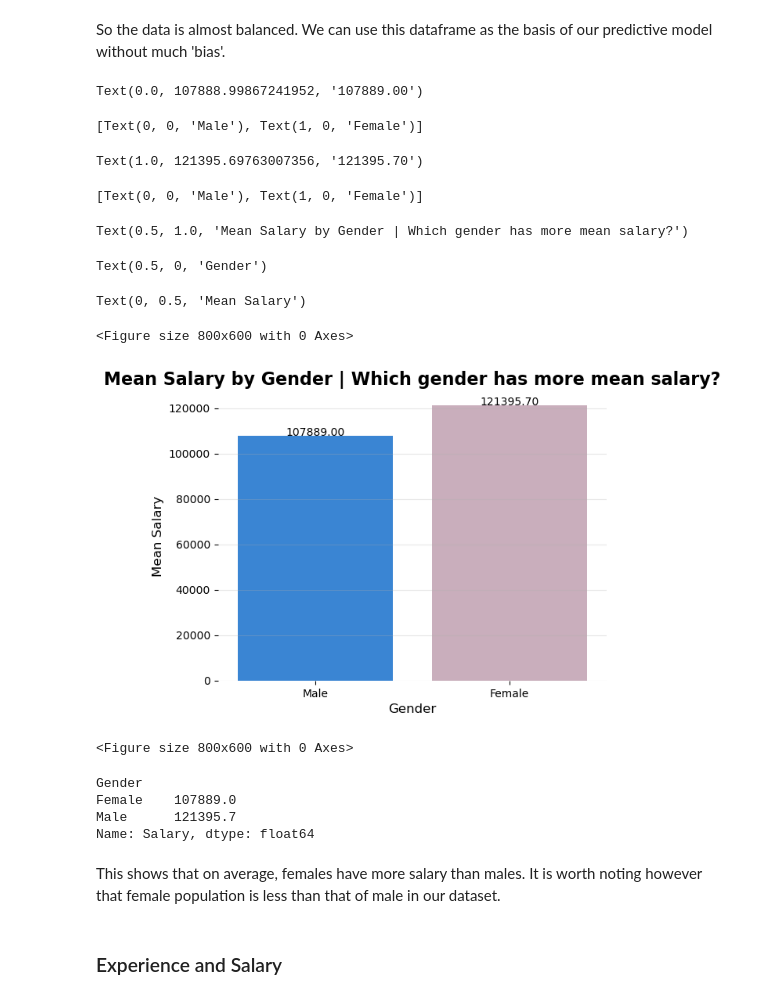
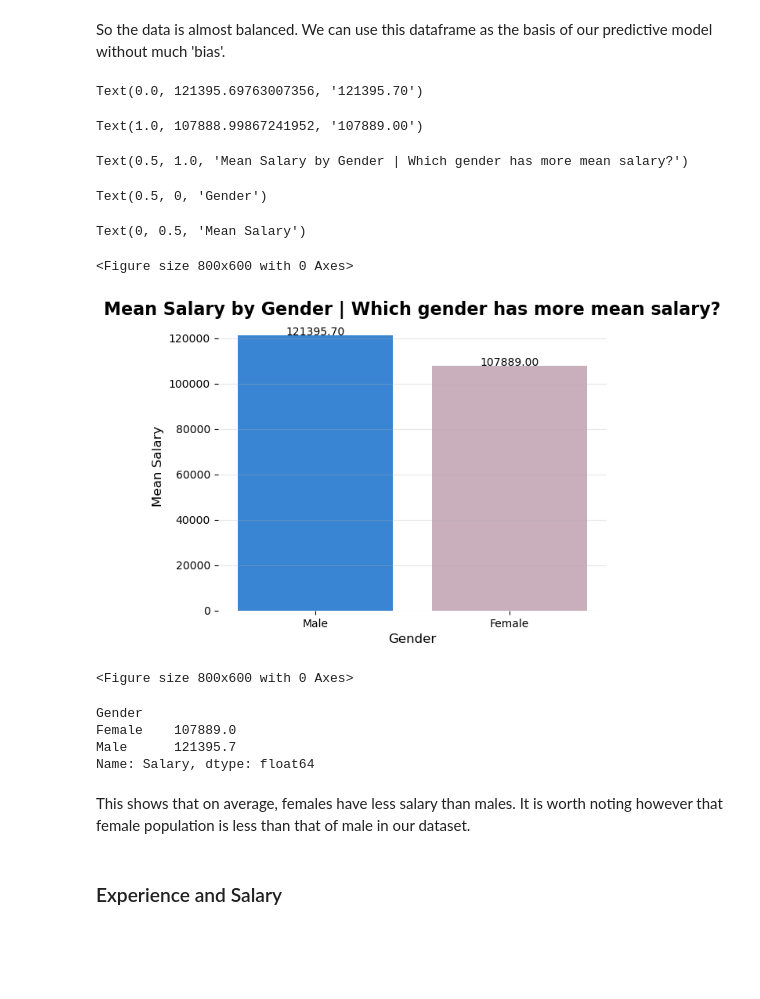
Before and after one commit to BISHALTWR/learning-datascience, a Jupyter notebook: Income Prediction with Machine learning.ipynb, the cells around one changed output. Drawn from its saved outputs; the diff is of its cells as text; code cells hidden in the pictures; blank space fills up the shorter version.

```diff
--- a/Income Prediction with Machine learning.ipynb
+++ b/Income Prediction with Machine learning.ipynb
@@ -161,39 +161,38 @@ So the data is almost balanced. We can use this dataframe as the basis of our pr
 # %%
 salary_mean = data_copy.groupby('Gender')['Salary'].mean().reset_index()
 
+data_copy = data_copy[data_copy['Gender'] != 'Other']
 
 # Create the bar plot
-ax = sns.barplot(x='Gender', y='Salary', data=salary_mean, palette=custom_colors_gender)
+category_order = ['Male', 'Female'];
+ax = sns.barplot(x='Gender', y='Salary', data=salary_mean,order = category_order, palette=custom_colors_gender)
 
 # Add labels to the bars
 for p in ax.patches:
     ax.text(p.get_x() + p.get_width() / 2, p.get_height(), '{:.2f}'.format(p.get_height()), ha='center')
-    ax.set_xticklabels(['Male', 'Female'])
 
 # Add plot titles and labels
 plt.title('Mean Salary by Gender | Which gender has more mean salary?', fontsize=16, fontweight='bold')
 plt.xlabel('Gender' , fontsize=12)
 plt.ylabel('Mean Salary' , fontsize=12)
 
 # Remove spines
 sns.despine(left=True, bottom=True)
 
 # Remove vertical lines from the grid
 plt.grid(axis='y', alpha=0.3)
 plt.gca().xaxis.grid(False)
 
 plt.figure(figsize=(8, 6))
 # Show the plot
 plt.show()
 # %% [output]
-Text(0.0, 107888.99867241952, '107889.00')
+Text(0.0, 121395.69763007356, '121395.70')
-[Text(0, 0, 'Male'), Text(1, 0, 'Female')]
+Text(1.0, 107888.99867241952, '107889.00')
-Text(1.0, 121395.69763007356, '121395.70')
+Text(0.5, 1.0, 'Mean Salary by Gender | Which gender has more mean salary?')
-[Text(0, 0, 'Male'), Text(1, 0, 'Female')]
+Text(0.5, 0, 'Gender')
-Text(0.5, 1.0, 'Mean Salary by Gender | Which gender has more mean salary?')
+Text(0, 0.5, 'Mean Salary')
-Text(0.5, 0, 'Gender')
+<Figure size 800x600 with 0 Axes>
+[figure, new version]
-Text(0, 0.5, 'Mean Salary')
+<Figure size 800x600 with 0 Axes>
-<Figure size 800x600 with 0 Axes>
-[figure, old version]
-<Figure size 800x600 with 0 Axes>
 # %%
@@ -205,7 +204,7 @@ Female    107889.0
 Male      121395.7
 Name: Salary, dtype: float64
 # %% [markdown]
-This shows that on average, females have more salary than males.
+This shows that on average, females have less salary than males.
 It is worth noting however that female population is less than that of male in our dataset.
 # %% [markdown]
 ### Experience and Salary
```
Also changed, not shown: parts of 6 cells of this notebook.
